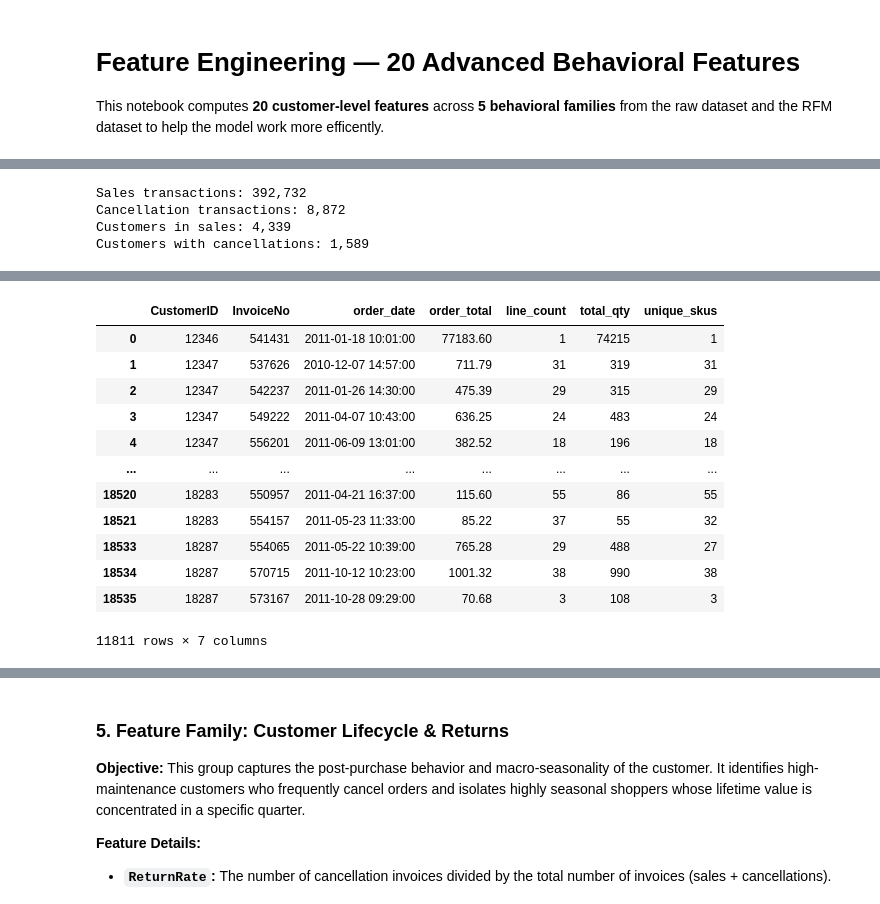
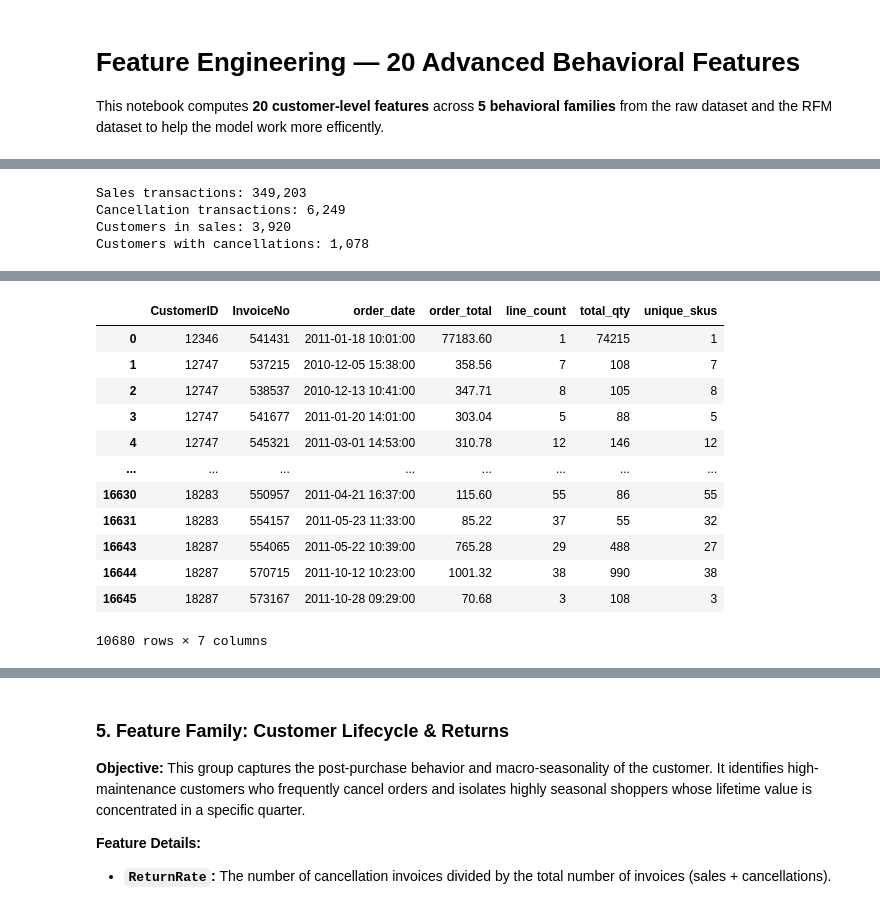
Before and after one commit to LouisTran1701/ecommerce-customer-segmentation, a Jupyter notebook: notebook/02_feature_engineering.ipynb, the cells around one changed output, grey strips where cells are left out. Cells and saved outputs as stored; diff of their text form; code cells hidden in the pictures.

```diff
--- a/notebook/02_feature_engineering.ipynb
+++ b/notebook/02_feature_engineering.ipynb
@@ -15,7 +26,14 @@ sns.set_theme(style='whitegrid')
 # %%
 
-DATA_PATH = '../data/raw/ecommerce-data.csv'
-df = pd.read_csv(DATA_PATH, encoding='unicode_escape')
-print(f"Raw data shape: {df.shape}")
-df.head(3)
+CLEAN_TRANSACTION_PATH = '../data/processed/cleaned_transactions.csv'
+RFM_TABLE_PATH='../data/processed/rfm_summary.csv'
+RAW_DATASET_PATH='../data/raw/ecommerce-data.csv'
+
+
+df = pd.read_csv(CLEAN_TRANSACTION_PATH, encoding='unicode_escape',parse_dates=['InvoiceDate'])
+print(f"Cleaned transaction data shape: {df.shape}")
+rfm = pd.read_csv(RFM_TABLE_PATH)
+print(f"RFM table data shape: {rfm.shape}")
+raw = pd.read_csv(RAW_DATASET_PATH, encoding='unicode_escape')
+print(f"Raw dataset shape: {raw.shape}")
 # %% [output]
@@ -77,9 +43,9 @@ Date range: 2010-12-01 08:26:00 → 2011-12-09 12:50:00
 # %%
 # Cancellation invoices start with 'C'
-is_cancel = df['InvoiceNo'].astype(str).str.startswith('C')
+is_cancel = raw['InvoiceNo'].astype(str).str.startswith('C')
 
 df_cancels = df[is_cancel].copy()
-df_sales = df[~is_cancel].copy()
+df_sales = df
 
 # For sales, enforce positive Quantity (should already be, but be safe)
 df_sales = df_sales[df_sales['Quantity'] > 0]
@@ -89,10 +55,10 @@ print(f"Cancellation transactions: {df_cancels.shape[0]:,}")
 print(f"Customers in sales: {df_sales['CustomerID'].nunique():,}")
 print(f"Customers with cancellations: {df_cancels['CustomerID'].nunique():,}")
 # %% [output]
-Sales transactions: 392,732
-Cancellation transactions: 8,872
-Customers in sales: 4,339
-Customers with cancellations: 1,589
+Sales transactions: 349,203
+Cancellation transactions: 6,249
+Customers in sales: 3,920
+Customers with cancellations: 1,078
 # %%
 # Helper function
 
@@ -125,7 +90,7 @@ order_summary = df_sales.groupby(['CustomerID', 'InvoiceNo']).agg(
     line_count=('StockCode', 'count'),
     total_qty=('Quantity', 'sum'),
     unique_skus=('StockCode', 'nunique'),
-).reset_index()
+).reset_index().sort_values(['CustomerID', 'order_date'])
 
 print(f"Order summary: {order_summary.shape[0]:,} orders")
 
@@ -137,16 +102,16 @@ Order summary: 18,536 orders
 |  | CustomerID | InvoiceNo | order_date | order_total | line_count | total_qty | unique_skus |
 | 0 | 12346 | 541431 | 2011-01-18 10:01:00 | 77183.60 | 1 | 74215 | 1 |
-| 1 | 12347 | 537626 | 2010-12-07 14:57:00 | 711.79 | 31 | 319 | 31 |
-| 2 | 12347 | 542237 | 2011-01-26 14:30:00 | 475.39 | 29 | 315 | 29 |
-| 3 | 12347 | 549222 | 2011-04-07 10:43:00 | 636.25 | 24 | 483 | 24 |
-| 4 | 12347 | 556201 | 2011-06-09 13:01:00 | 382.52 | 18 | 196 | 18 |
+| 1 | 12747 | 537215 | 2010-12-05 15:38:00 | 358.56 | 7 | 108 | 7 |
+| 2 | 12747 | 538537 | 2010-12-13 10:41:00 | 347.71 | 8 | 105 | 8 |
+| 3 | 12747 | 541677 | 2011-01-20 14:01:00 | 303.04 | 5 | 88 | 5 |
+| 4 | 12747 | 545321 | 2011-03-01 14:53:00 | 310.78 | 12 | 146 | 12 |
 | ... | ... | ... | ... | ... | ... | ... | ... |
-| 18520 | 18283 | 550957 | 2011-04-21 16:37:00 | 115.60 | 55 | 86 | 55 |
-| 18521 | 18283 | 554157 | 2011-05-23 11:33:00 | 85.22 | 37 | 55 | 32 |
-| 18533 | 18287 | 554065 | 2011-05-22 10:39:00 | 765.28 | 29 | 488 | 27 |
-| 18534 | 18287 | 570715 | 2011-10-12 10:23:00 | 1001.32 | 38 | 990 | 38 |
-| 18535 | 18287 | 573167 | 2011-10-28 09:29:00 | 70.68 | 3 | 108 | 3 |
+| 16630 | 18283 | 550957 | 2011-04-21 16:37:00 | 115.60 | 55 | 86 | 55 |
+| 16631 | 18283 | 554157 | 2011-05-23 11:33:00 | 85.22 | 37 | 55 | 32 |
+| 16643 | 18287 | 554065 | 2011-05-22 10:39:00 | 765.28 | 29 | 488 | 27 |
+| 16644 | 18287 | 570715 | 2011-10-12 10:23:00 | 1001.32 | 38 | 990 | 38 |
+| 16645 | 18287 | 573167 | 2011-10-28 09:29:00 | 70.68 | 3 | 108 | 3 |
-11811 rows × 7 columns
+10680 rows × 7 columns
 # %% [markdown]
 ### 1. Feature Family: Purchase Rhythm
 
```
Also changed, not shown: parts of 31 cells of this notebook, 10 other files.
